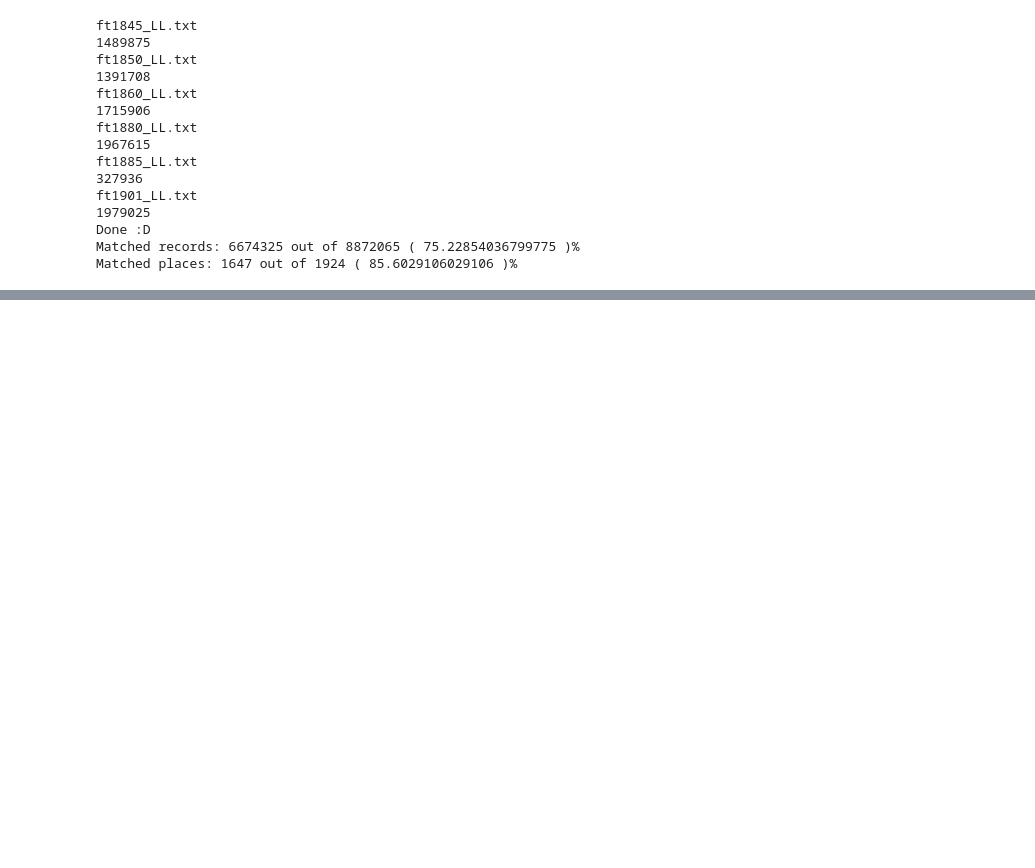
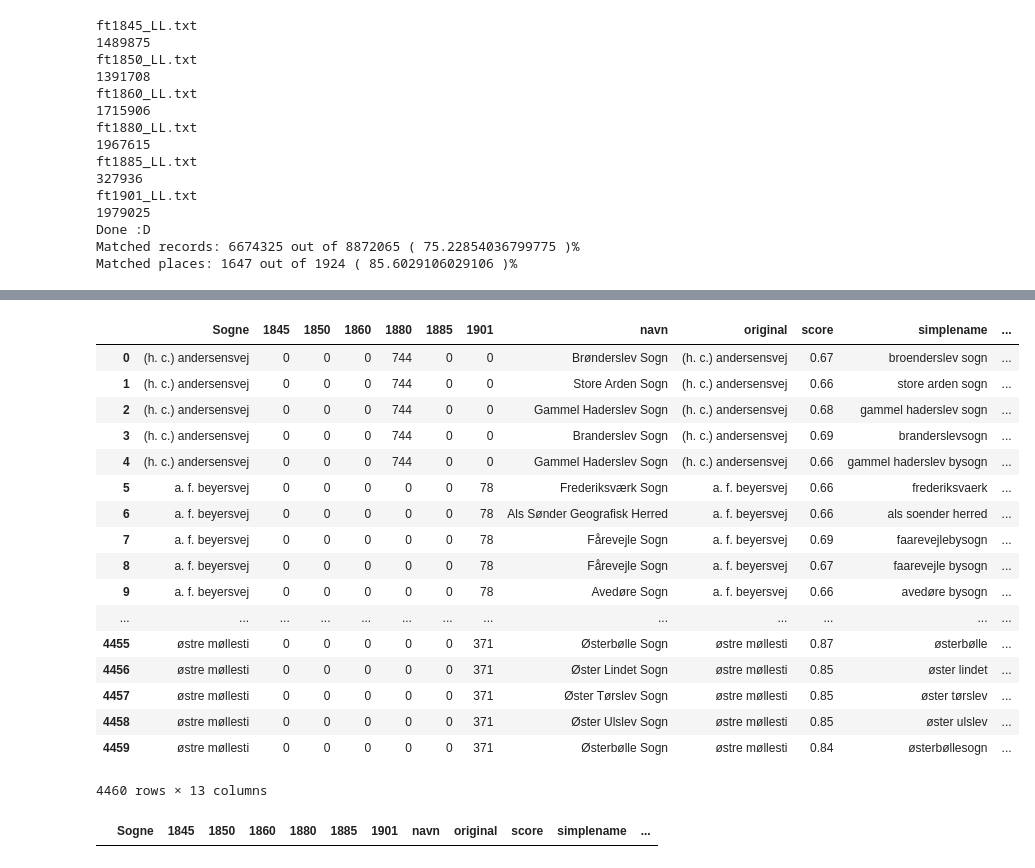
Before and after one commit to link-lives/city-standardization, a Jupyter notebook: city_unification.ipynb, the cells around one changed output, grey strips where cells are left out. Drawn from its saved outputs; the diff is of its cells as text; code cells hidden in the pictures; blank space fills up the shorter version.

```diff
--- a/city_unification.ipynb
+++ b/city_unification.ipynb
@@ -488,0 +630,32 @@ concatenate.head(15)
+# %%
+#Unifying stuff
+w['original'] = np.where(w['original'+'_x'].isna(), w['original'+'_y'], w['original'+'_x'])
+w['score'] = np.where(w['score'+'_x'].isna(), w['score'+'_y'], w['score'+'_x'])
+w['simplename'] = np.where(w['simplename'+'_x'].isna(), w['simplename'+'_y'], w['simplename'+'_x'])
+w['art'] = np.where(w['art'+'_x'].isna(), w['art'+'_y'], w['art'+'_x'])
+w['enhedid'] = np.where(w['enhedid'+'_x'].isna(), w['enhedid'+'_y'], w['enhedid'+'_x'])
+w = w[['Sogne', '1845', '1850', '1860', '1880', '1885', '1901', 'original', 'score', 'navn', 'simplename', 'art', 'enhedid']]
+w
+# %% [output]
+|  | Sogne | 1845 | 1850 | 1860 | 1880 | 1885 | 1901 | navn | original | score | simplename | ... |
+| 0 | (h. c.) andersensvej | 0 | 0 | 0 | 744 | 0 | 0 | Brønderslev Sogn | (h. c.) andersensvej | 0.67 | broenderslev sogn | ... |
+| 1 | (h. c.) andersensvej | 0 | 0 | 0 | 744 | 0 | 0 | Store Arden Sogn | (h. c.) andersensvej | 0.66 | store arden sogn | ... |
+| 2 | (h. c.) andersensvej | 0 | 0 | 0 | 744 | 0 | 0 | Gammel Haderslev Sogn | (h. c.) andersensvej | 0.68 | gammel haderslev sogn | ... |
+| 3 | (h. c.) andersensvej | 0 | 0 | 0 | 744 | 0 | 0 | Branderslev Sogn | (h. c.) andersensvej | 0.69 | branderslevsogn | ... |
+| 4 | (h. c.) andersensvej | 0 | 0 | 0 | 744 | 0 | 0 | Gammel Haderslev Sogn | (h. c.) andersensvej | 0.66 | gammel haderslev bysogn | ... |
+| 5 | a. f. beyersvej | 0 | 0 | 0 | 0 | 0 | 78 | Frederiksværk Sogn | a. f. beyersvej | 0.66 | frederiksvaerk | ... |
+| 6 | a. f. beyersvej | 0 | 0 | 0 | 0 | 0 | 78 | Als Sønder Geografisk Herred | a. f. beyersvej | 0.66 | als soender herred | ... |
+| 7 | a. f. beyersvej | 0 | 0 | 0 | 0 | 0 | 78 | Fårevejle Sogn | a. f. beyersvej | 0.69 | faarevejlebysogn | ... |
+| 8 | a. f. beyersvej | 0 | 0 | 0 | 0 | 0 | 78 | Fårevejle Sogn | a. f. beyersvej | 0.67 | faarevejle bysogn | ... |
+| 9 | a. f. beyersvej | 0 | 0 | 0 | 0 | 0 | 78 | Avedøre Sogn | a. f. beyersvej | 0.66 | avedøre bysogn | ... |
+| ... | ... | ... | ... | ... | ... | ... | ... | ... | ... | ... | ... | ... |
+| 4455 | østre møllesti | 0 | 0 | 0 | 0 | 0 | 371 | Østerbølle Sogn | østre møllesti | 0.87 | østerbølle | ... |
+| 4456 | østre møllesti | 0 | 0 | 0 | 0 | 0 | 371 | Øster Lindet Sogn | østre møllesti | 0.85 | øster lindet | ... |
+| 4457 | østre møllesti | 0 | 0 | 0 | 0 | 0 | 371 | Øster Tørslev Sogn | østre møllesti | 0.85 | øster tørslev | ... |
+| 4458 | østre møllesti | 0 | 0 | 0 | 0 | 0 | 371 | Øster Ulslev Sogn | østre møllesti | 0.85 | øster ulslev | ... |
+| 4459 | østre møllesti | 0 | 0 | 0 | 0 | 0 | 371 | Østerbølle Sogn | østre møllesti | 0.84 | østerbøllesogn | ... |
+4460 rows × 13 columns
+# %%
+w[w.enhedid.isna()]
+# %% [output]
+|  | Sogne | 1845 | 1850 | 1860 | 1880 | 1885 | 1901 | navn | original | score | simplename | ... |
```
Also changed, not shown: parts of 16 cells of this notebook.
